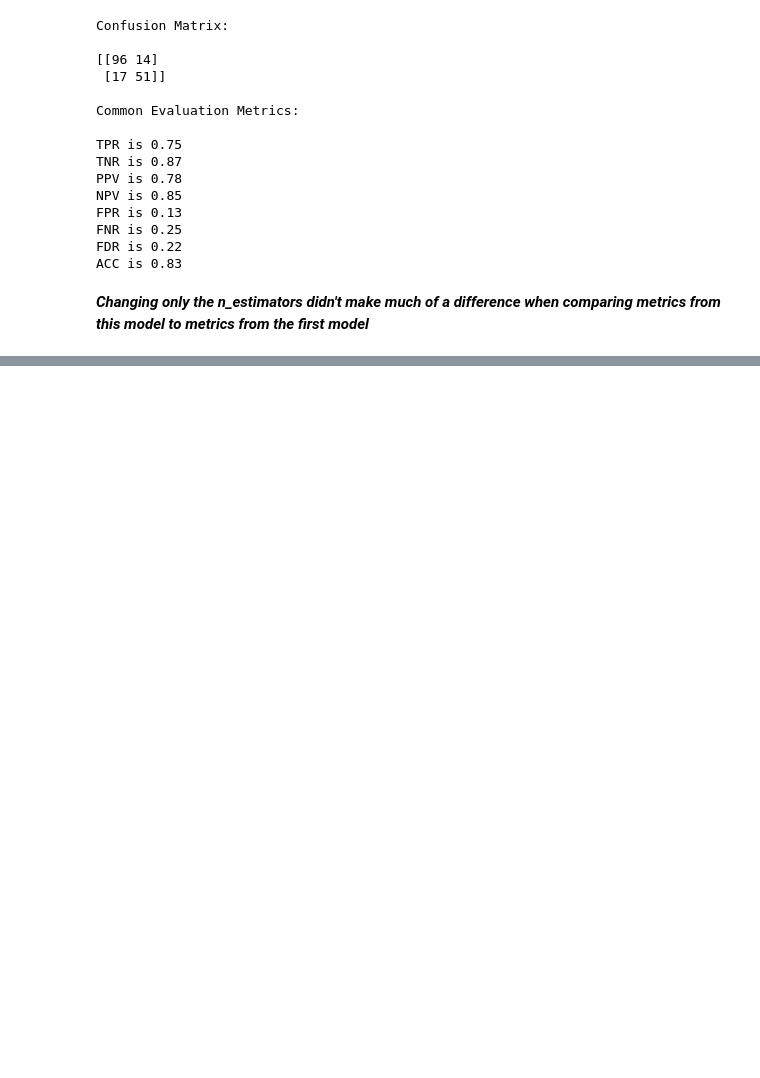
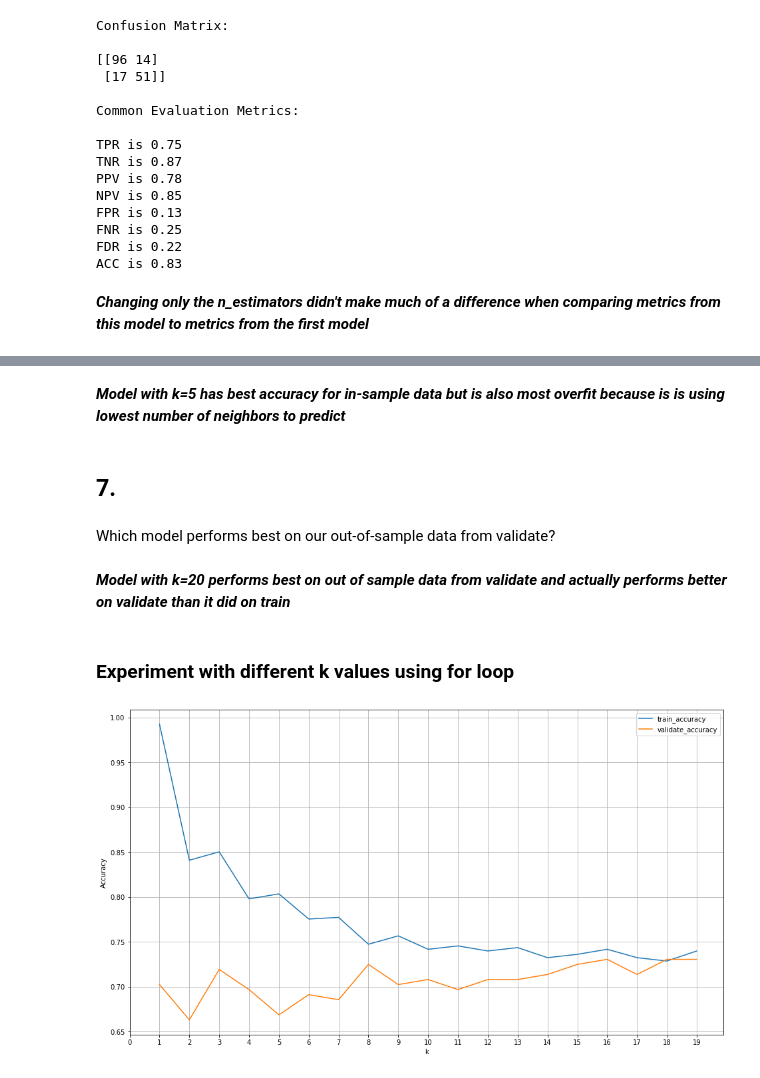
Before and after one commit to adam-talbot/classification-exercises, a Jupyter notebook: model.ipynb, the cells around one changed output, grey strips where cells are left out. Cells and saved outputs as stored; diff of their text form; code cells hidden in the pictures; blank space fills up the shorter version.

```diff
--- a/model.ipynb
+++ b/model.ipynb
@@ -1639,0 +1779,6 @@ ACC is 0.83
+# %%
+# create
+knn = KNeighborsClassifier(n_neighbors=10, weights='uniform')
+# %%
+# fit
+knn.fit(X_train, y_train)
@@ -1639,0 +1881,6 @@ ACC is 0.83
+# %%
+# create
+knn = KNeighborsClassifier(n_neighbors=20, weights='uniform')
+# %%
+# fit
+knn.fit(X_train, y_train)
@@ -1639,0 +1981,45 @@ ACC is 0.83
+# %% [markdown]
+***Model with k=5 has best accuracy for in-sample data but is also most overfit because is is using lowest number of neighbors to predict***
+# %% [markdown]
+## 7.
+# %% [markdown]
+Which model performs best on our out-of-sample data from validate?
+# %% [markdown]
+***Model with k=20 performs best on out of sample data from validate and actually performs better on validate than it did on train***
+# %% [markdown]
+### Experiment with different k values using for loop
+# %%
+metrics = []
+
+# loop through different values of k
+for k in range(1, 20):
+
+    # define the thing
+    knn = KNeighborsClassifier(n_neighbors=k)
+
+    # fit the thing (remember only fit on training data)
+    knn.fit(X_train, y_train)
+
+    # use the thing (calculate accuracy)
+    train_accuracy = knn.score(X_train, y_train)
+    validate_accuracy = knn.score(X_validate, y_validate)
+
+    output = {
+        "k": k,
+        "train_accuracy": train_accuracy,
+        "validate_accuracy": validate_accuracy
+    }
+
+    metrics.append(output)
+
+# make a dataframe
+results = pd.DataFrame(metrics)
+
+# plot the data
+results.set_index('k').plot(figsize = (16,9))
+# plt.ylim(0.90, 1)
+plt.ylabel('Accuracy')
+plt.xticks(np.arange(0,20,1))
+plt.grid()
+# %% [output]
+[figure, added]
```
Also changed, not shown: parts of 65 cells of this notebook.
